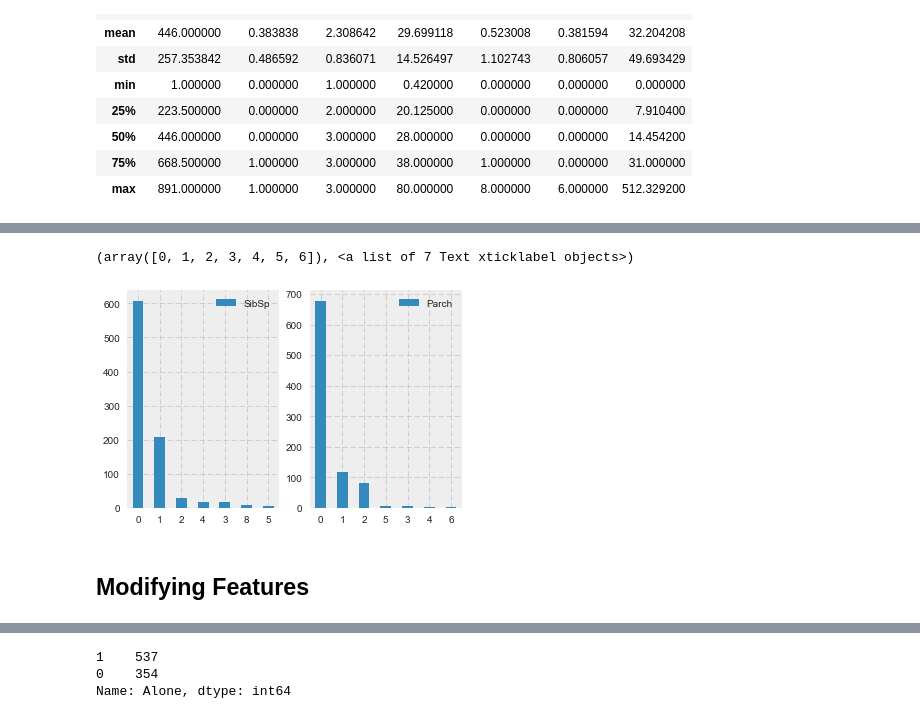
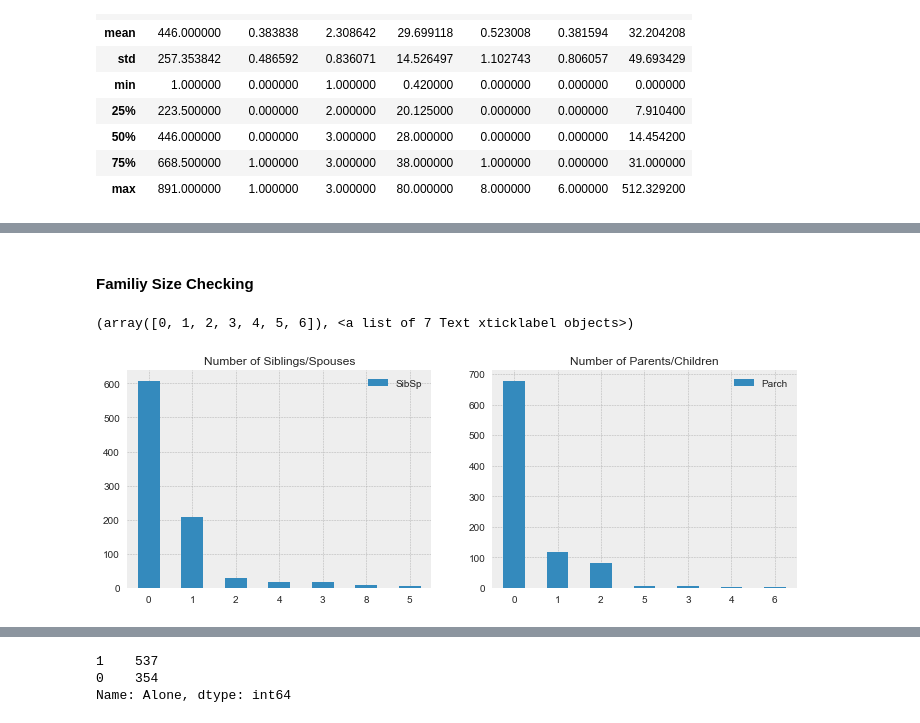
Before and after one commit to LeonFData/Kaggle---Titanic-Predictions, a Jupyter notebook: Ensemble method 1 - (soft) Voting Classifier.ipynb, the cells around one changed output, grey strips where cells are left out. Saved outputs shown, nothing was run; the diff lists cells and outputs as text; code cells hidden in the pictures.

```diff
--- a/Ensemble method 1 - (soft) Voting Classifier.ipynb
+++ b/Ensemble method 1 - (soft) Voting Classifier.ipynb
@@ -90,13 +99,16 @@ plt.xticks(rotation='0')
+# %% [markdown]
+#### Familiy Size Checking
 # %%
-plt.subplot2grid((1, 2), (0, 0))
+plt.figure(figsize=(12,4))
+plt.subplot(121)
 train['SibSp'].value_counts().plot(kind='bar').legend()
+plt.title('Number of Siblings/Spouses', size=12)
 plt.xticks(rotation='0')
 
-plt.subplot2grid((1, 2), (0, 1))
+plt.subplot(122)
 train['Parch'].value_counts().plot(kind='bar').legend()
+plt.title('Number of Parents/Children', size=12)
 plt.xticks(rotation='0')
 # %% [output]
 (array([0, 1, 2, 3, 4, 5, 6]), <a list of 7 Text xticklabel objects>)
-[figure, old version]
+[figure, new version]
-# %% [markdown]
-## Modifying Features
```
Also changed, not shown: parts of 18 cells of this notebook.
